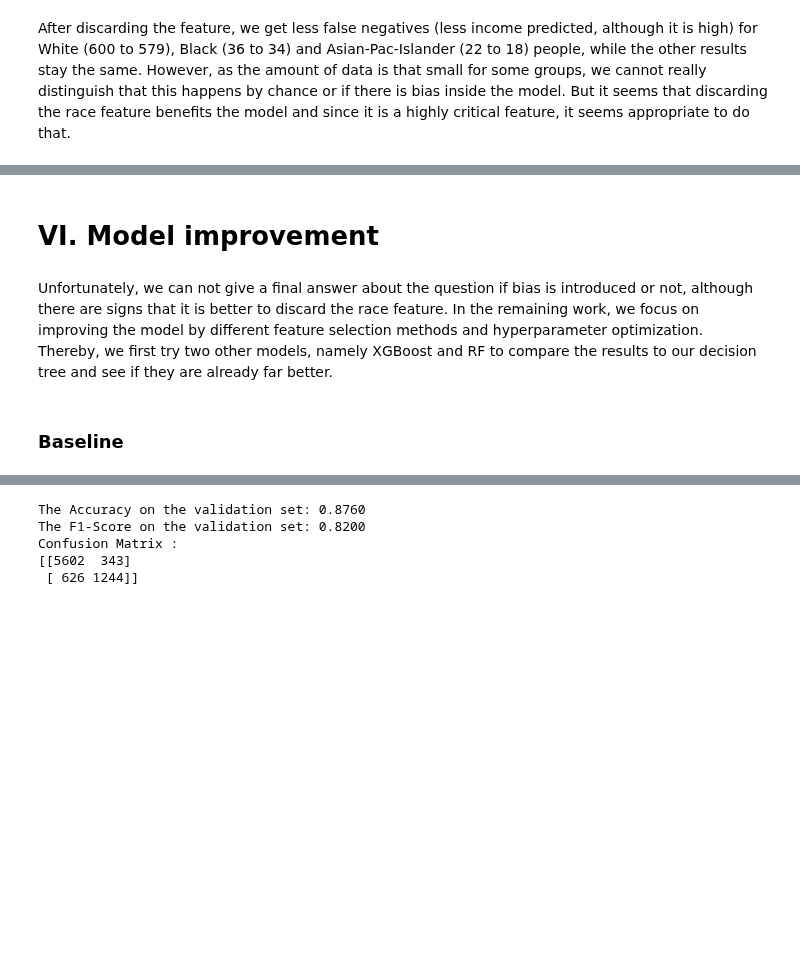
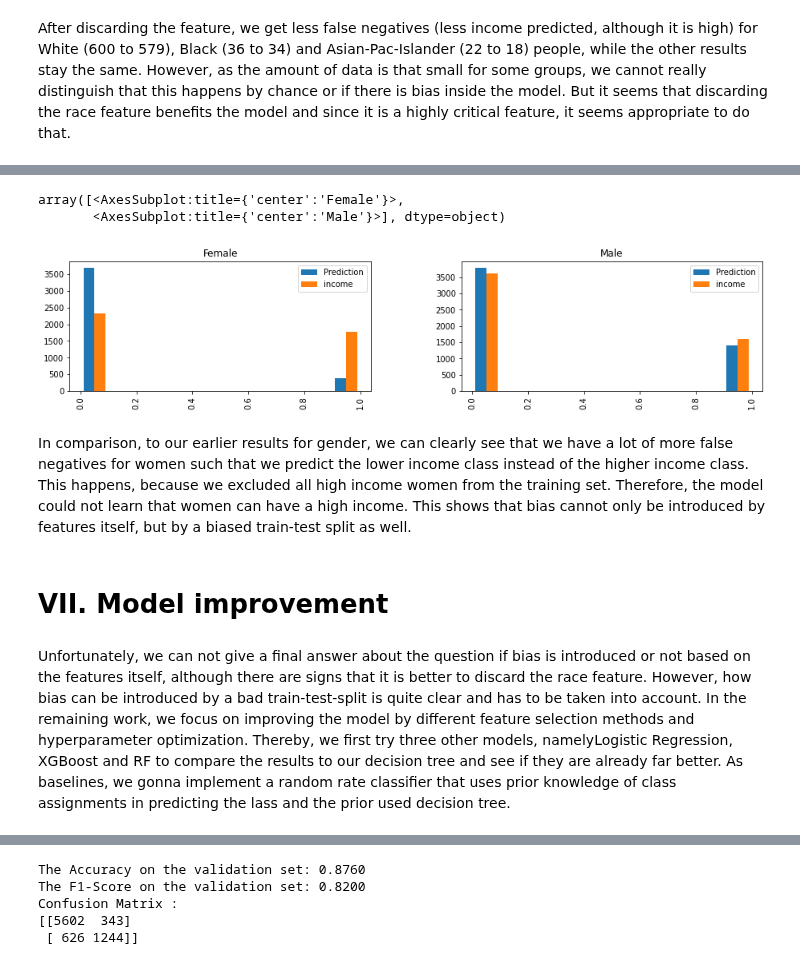
Before and after one commit to NiklasSabel/Industrial-Applications-of-Artificial-Intelligence, a Jupyter notebook: notebooks/Tertiary Sector/Finance_new.ipynb, the cells around one changed output, grey strips where cells are left out. Saved outputs shown, nothing was run; the diff lists cells and outputs as text; code cells hidden in the pictures; blank space fills up the shorter version.

Commit message:
Bias due to split

```diff
--- a/notebooks/Tertiary Sector/Finance_new.ipynb
+++ b/notebooks/Tertiary Sector/Finance_new.ipynb
@@ -754,0 +802,11 @@ After discarding the feature, we get less false negatives (less income predicted
+# %%
+# define standard scaler as above
+scaler = StandardScaler()
+# features to scale
+numerical_features = ['age','training-num', 'capital-gain','capital-loss','hours-per-week' ]
+# transform data
+data_train[numerical_features] = scaler.fit_transform(data_train[numerical_features])
+data_test[numerical_features] = scaler.transform(data_test[numerical_features])
+# %%
+#use the defined functions for training the model
+dt,prediction = model_training(data_train, target_train, data_test, target_test, DecisionTreeClassifier())
@@ -754,0 +819,10 @@ After discarding the feature, we get less false negatives (less income predicted
+# %%
+#use the defined functions for revert the ohe
+df_comparison = revert_ohe(data_test)
+# concate test set, target and final prediction for further use
+df_comparison = pd.concat([df_comparison.reset_index(), target_test.reset_index(drop=True),pd.Series(prediction),], axis=1).set_index('index')
+df_comparison.rename(columns={0 :'Prediction'}, inplace=True )
+# on top of that we inverse transform the numerical columns and change them to integer again
+numerical_features = ['age','training-num', 'capital-gain','capital-loss','hours-per-week' ]
+df_comparison[numerical_features] = scaler.inverse_transform(df_comparison[numerical_features])
+df_comparison[numerical_features] = df_comparison[numerical_features].astype(int)
@@ -754,0 +831,2 @@ After discarding the feature, we get less false negatives (less income predicted
+# %%
+df_comparison = pd.merge(df_comparison, df['gender'], left_index=True, right_index=True)
@@ -755,6 +842,13 @@ After discarding the feature, we get less false negatives (less income predicted
+# %%
+#compare amount of predictions and income
+df_comparison.hist(column=['Prediction','income'],by=df_comparison['gender'],figsize=(15,3),legend=True)
+# %% [output]
+array([<AxesSubplot:title={'center':'Female'}>,
+       <AxesSubplot:title={'center':'Male'}>], dtype=object)
+[figure, added]
+# %% [markdown]
+In comparison, to our earlier results for gender, we can clearly see that we have a lot of more false negatives for women such that we predict the lower income class instead of the higher income class. This happens, because we excluded all high income women from the training set. Therefore, the model could not learn that women can have a high income. This shows that bias cannot only be introduced by features itself, but by a biased train-test split as well.
 # %% [markdown]
-# VI. Model improvement
+# VII. Model improvement
 # %% [markdown]
-Unfortunately, we can not give a final answer about the question if bias is introduced or not, although there are signs that it is better to discard the race feature. In the remaining work, we focus on improving the model by different feature selection methods and hyperparameter optimization. Thereby, we first try two other models, namely XGBoost and RF to compare the results to our decision tree and see if they are already far better.
+Unfortunately, we can not give a final answer about the question if bias is introduced or not based on the features itself, although there are signs that it is better to discard the race feature. However, how bias can be introduced by a bad train-test-split is quite clear and has to be taken into account. In the remaining work, we focus on improving the model by different feature selection methods and hyperparameter optimization. Thereby, we first try three other models, namelyLogistic Regression, XGBoost and RF to compare the results to our decision tree and see if they are already far better. As baselines, we gonna implement a random rate classifier that uses prior knowledge of class assignments in predicting the lass and the prior used decision tree.
-# %% [markdown]
-### Baseline
```
Also changed, not shown: parts of 33 cells of this notebook.
